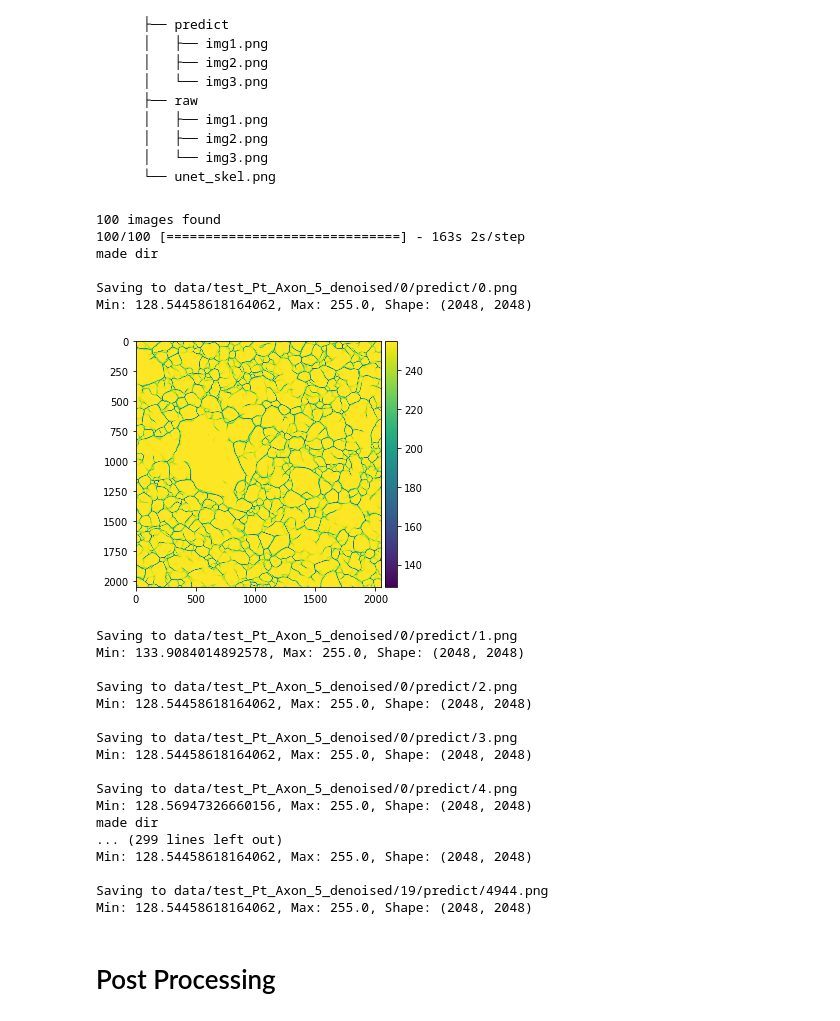
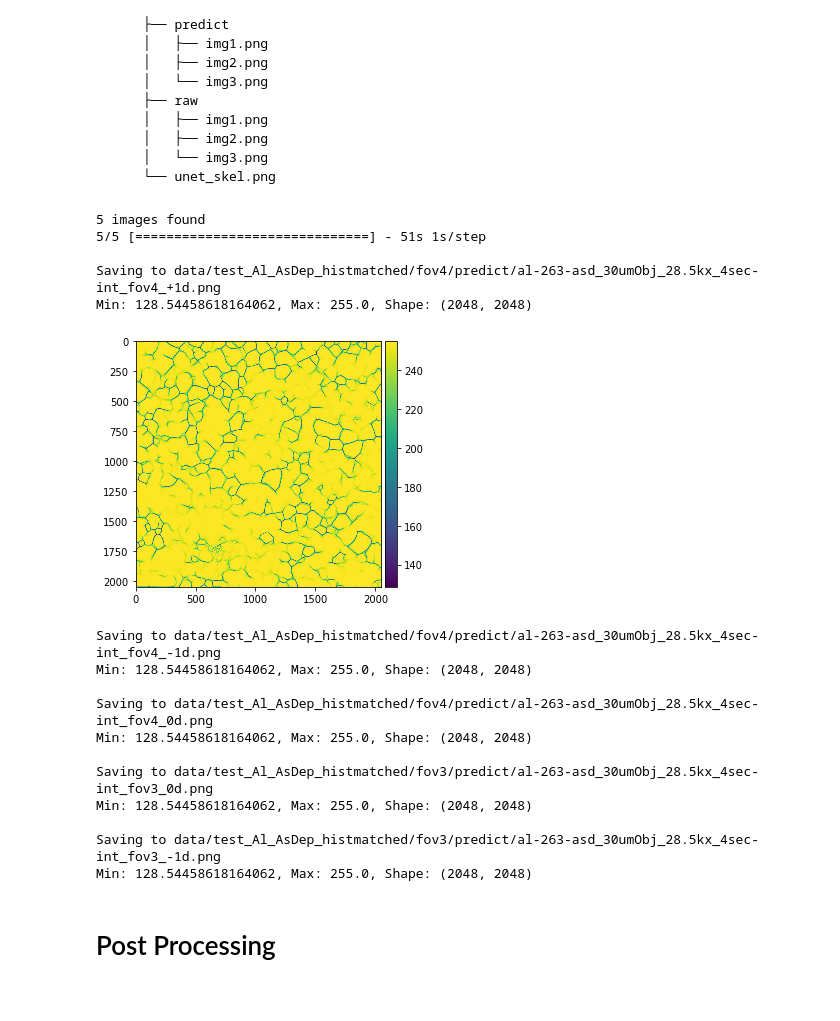
Before and after one commit to xkstein/Grain-U-Net, a Jupyter notebook: main.ipynb, the cells around one changed output. Saved outputs shown, nothing was run; the diff lists cells and outputs as text; code cells hidden in the pictures.

```diff
--- a/main.ipynb
+++ b/main.ipynb
@@ -201,57 +183,50 @@ from src import get_unet, image_generator
 import numpy as np
 
 target_size = (2048,2048)             ### change
-test_dir = Path('data/test_Pt_Axon_5_denoised/')
+test_dir = Path('data/test_Al_AsDep_histmatched/')
 
-paths = list(test_dir.glob('*/raw/*.png'))
+paths = list(test_dir.glob('*/raw/*.tif'))
 print(f'{len(paths)} images found')
 img_gen = image_generator(paths, target_size=target_size)
 
 model = get_unet(input_size=(target_size + (1,)))      ### change to get_unet_dice
 model.load_weights("unet_grain_nouveaux_pretune.hdf5")
 results = 255 * model.predict(img_gen, steps=len(paths), verbose=1)
 
 assert len(paths) == len(results), 'Not all the files ran'
 
 for ind, path in enumerate(paths):
     save_dir = path.parents[1] / 'predict'
     if not save_dir.is_dir():
         print('made dir')
         save_dir.mkdir()
 
     save_path = save_dir / path.with_suffix('.png').name
     result = results[ind, :, :, 0]
 
     print(f"\nSaving to {save_path}")
     print(f"Min: {np.min(result)}, Max: {np.max(result)}, Shape: {result.shape}")
     io.imsave(save_path, result.astype('uint8'))
     if ind == 0:
         io.imshow(result)
         io.show()
 # %% [output]
-100 images found
-100/100 [==============================] - 163s 2s/step
-made dir
+5 images found
+5/5 [==============================] - 51s 1s/step
 
-Saving to data/test_Pt_Axon_5_denoised/0/predict/0.png
+Saving to data/test_Al_AsDep_histmatched/fov4/predict/al-263-asd_30umObj_28.5kx_4sec-int_fov4_+1d.png
 Min: 128.54458618164062, Max: 255.0, Shape: (2048, 2048)
-[figure, old version]
+[figure, new version]
-Saving to data/test_Pt_Axon_5_denoised/0/predict/1.png
-Min: 133.9084014892578, Max: 255.0, Shape: (2048, 2048)
-
-Saving to data/test_Pt_Axon_5_denoised/0/predict/2.png
+Saving to data/test_Al_AsDep_histmatched/fov4/predict/al-263-asd_30umObj_28.5kx_4sec-int_fov4_-1d.png
 Min: 128.54458618164062, Max: 255.0, Shape: (2048, 2048)
 
-Saving to data/test_Pt_Axon_5_denoised/0/predict/3.png
+Saving to data/test_Al_AsDep_histmatched/fov4/predict/al-263-asd_30umObj_28.5kx_4sec-int_fov4_0d.png
 Min: 128.54458618164062, Max: 255.0, Shape: (2048, 2048)
 
-Saving to data/test_Pt_Axon_5_denoised/0/predict/4.png
-Min: 128.56947326660156, Max: 255.0, Shape: (2048, 2048)
-made dir
-... (299 lines left out)
+Saving to data/test_Al_AsDep_histmatched/fov3/predict/al-263-asd_30umObj_28.5kx_4sec-int_fov3_0d.png
 Min: 128.54458618164062, Max: 255.0, Shape: (2048, 2048)
 
-Saving to data/test_Pt_Axon_5_denoised/19/predict/4944.png
+Saving to data/test_Al_AsDep_histmatched/fov3/predict/al-263-asd_30umObj_28.5kx_4sec-int_fov3_-1d.png
 Min: 128.54458618164062, Max: 255.0, Shape: (2048, 2048)
 # %% [markdown]
 # Post Processing
```
Also changed, not shown: parts of 8 cells of this notebook, 26 other files.
